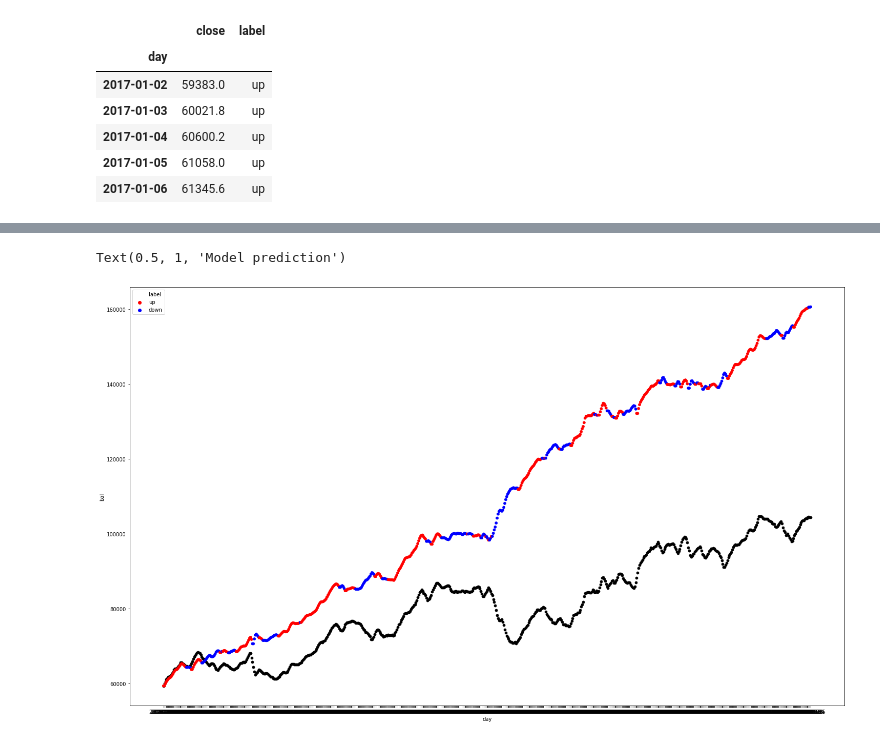
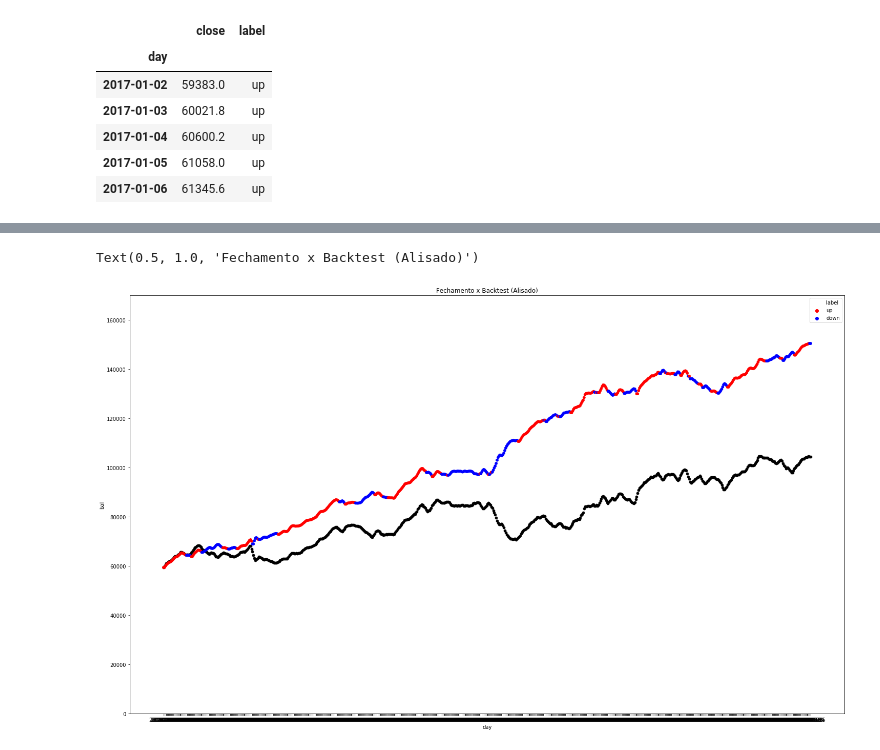
Before and after one commit to E-Trindade/complex_networks-bvsp, a Jupyter notebook: Ep2-classification.ipynb, the cells around one changed output, grey strips where cells are left out. Drawn from its saved outputs; the diff is of its cells as text; code cells hidden in the pictures.

```diff
--- a/Ep2-classification.ipynb
+++ b/Ep2-classification.ipynb
@@ -212,18 +212,18 @@ backtest(test_df)
 678 rows × 6 columns
 # %%
 plt.figure(figsize=(25, 15))
-
+plt.ylim(0, 170000)
 t = backtest(test_df)
 sns.scatterplot(x='day', y='close', data=t, color='black',
                 s=25, markers=['o'], edgecolor=None, legend='full')
 
 sns.scatterplot(x='day', y='bal', data=t,
                 hue='label', palette=palette,
-                s=25, markers=['o'], edgecolor=None, legend='full')
-ax.set_title('Model prediction')
+                s=25, markers=['o'], edgecolor=None, legend='full')\
+.set_title('Fechamento x Backtest (Alisado)')
 # %% [output]
-Text(0.5, 1, 'Model prediction')
+Text(0.5, 1.0, 'Fechamento x Backtest (Alisado)')
-[figure, old version]
+[figure, new version]
 # %%
 df = pd.read_csv('bvsp_labeled_nonsmoothed.csv')
 test_df_ns = df[df.day > CUT_POINT]
```
Also changed, not shown: parts of 5 cells of this notebook.
